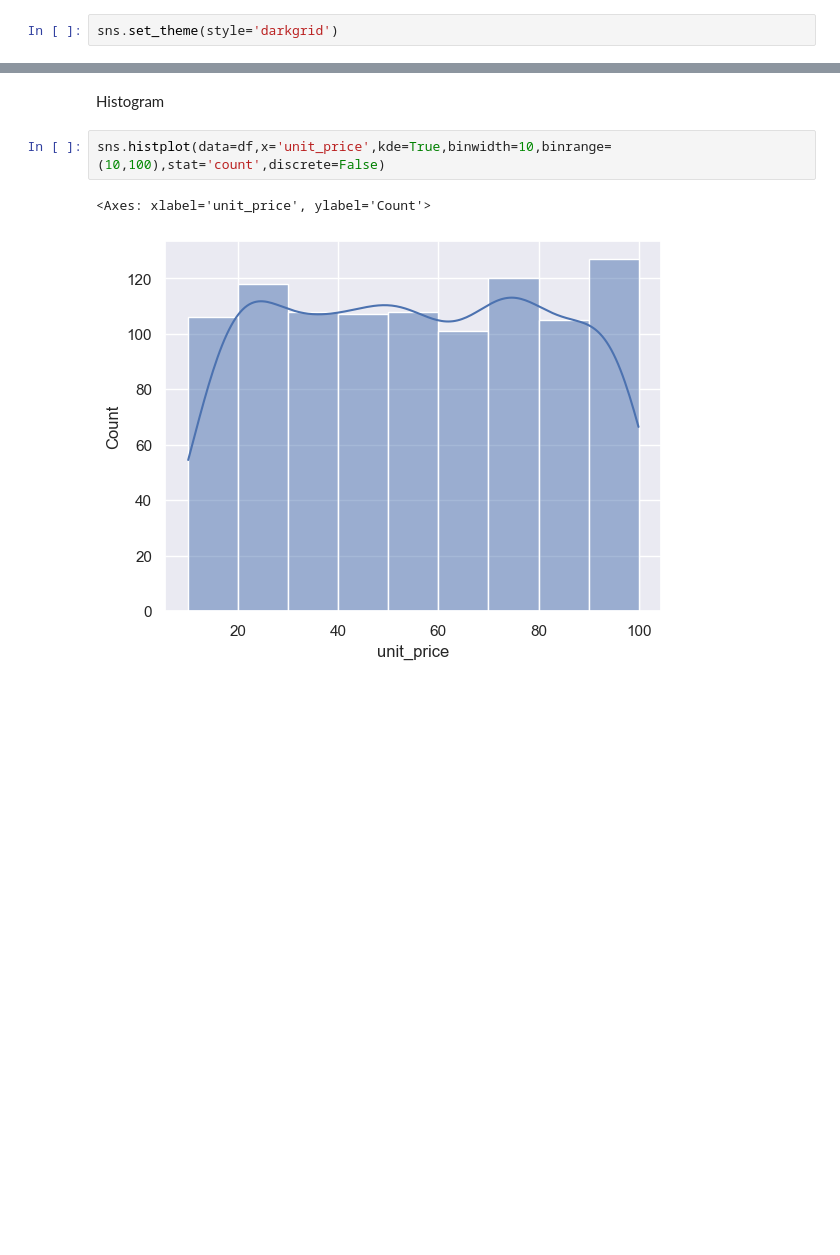
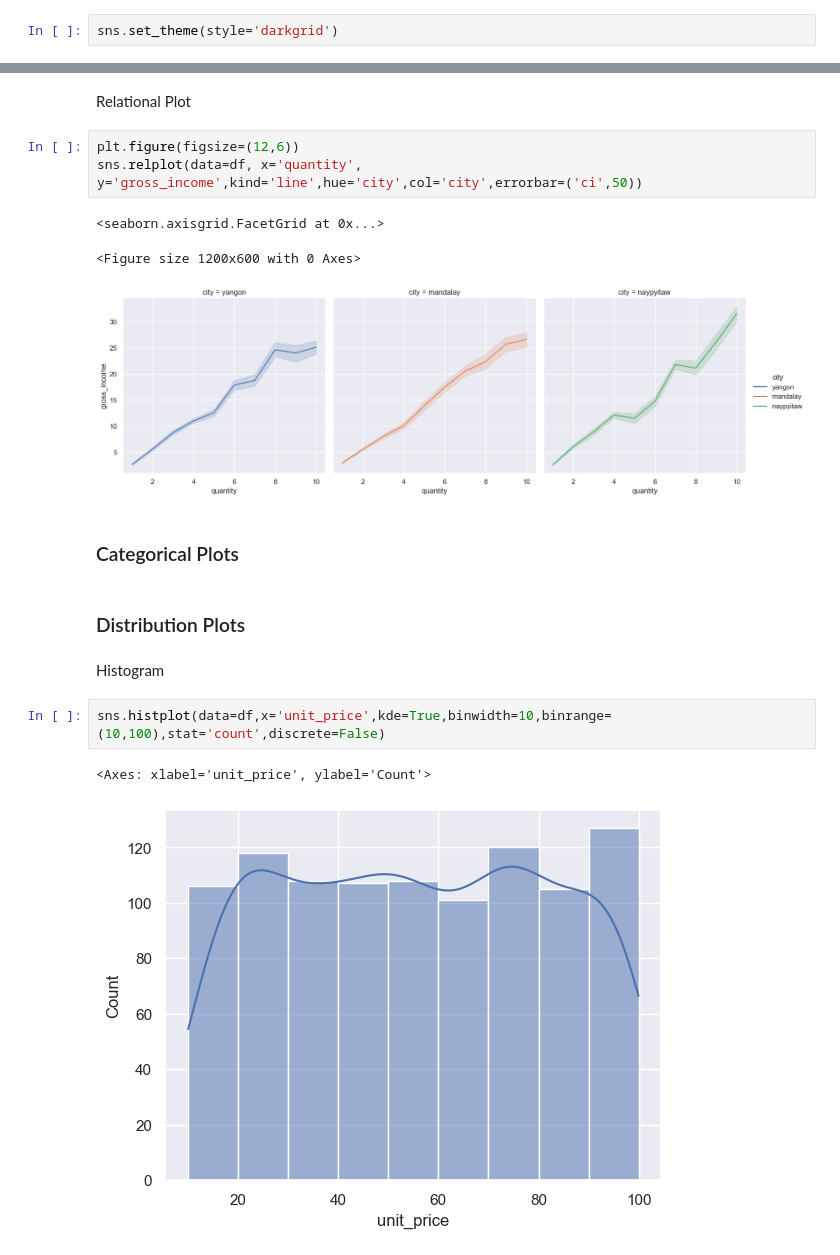
Before and after one commit to NourMansour911/sns_supermarket, a Jupyter notebook: supermarket_sns/cln_market.ipynb, the cells around one changed output, grey strips where cells are left out. Saved outputs shown, nothing was run; the diff lists cells and outputs as text; blank space fills up the shorter version.

```diff
--- a/supermarket_sns/cln_market.ipynb
+++ b/supermarket_sns/cln_market.ipynb
@@ -65,3 +72,16 @@ sns.set_theme(style='darkgrid')
+# %% [markdown]
+Relational Plot
+# %%
+plt.figure(figsize=(12,6))
+sns.relplot(data=df, x='quantity', y='gross_income',kind='line',hue='city',col='city',errorbar=('ci',50))
+# %% [output]
+<seaborn.axisgrid.FacetGrid at 0x...>
+<Figure size 1200x600 with 0 Axes>
+[figure, added]
+# %% [markdown]
+### Categorical Plots
+# %% [markdown]
+### Distribution Plots
 # %% [markdown]
 Histogram
 # %%
```
Also changed, not shown: parts of 18 cells of this notebook, 1 other file.
